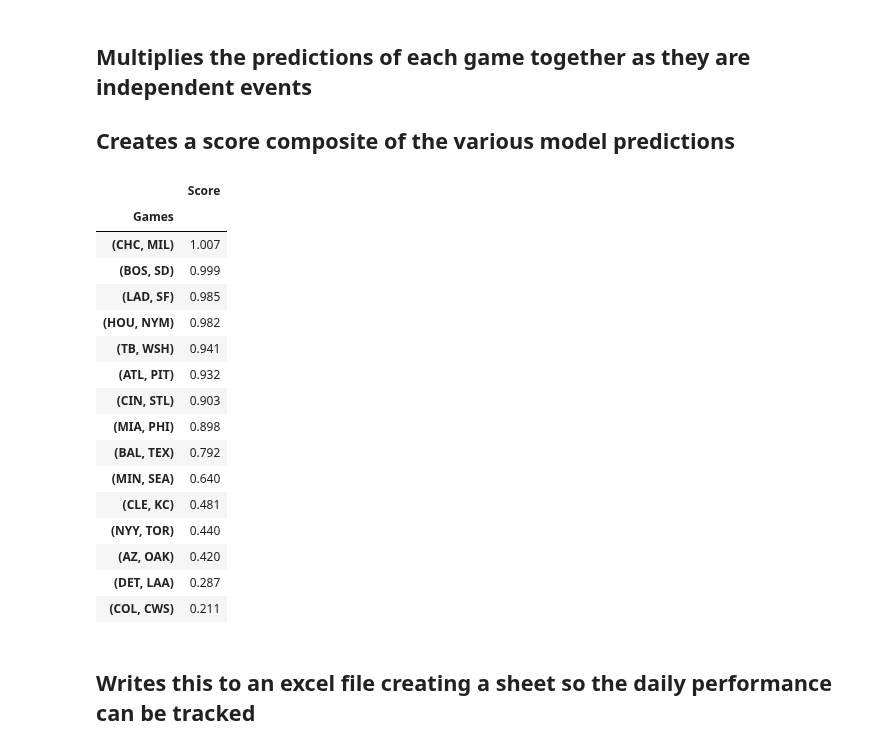
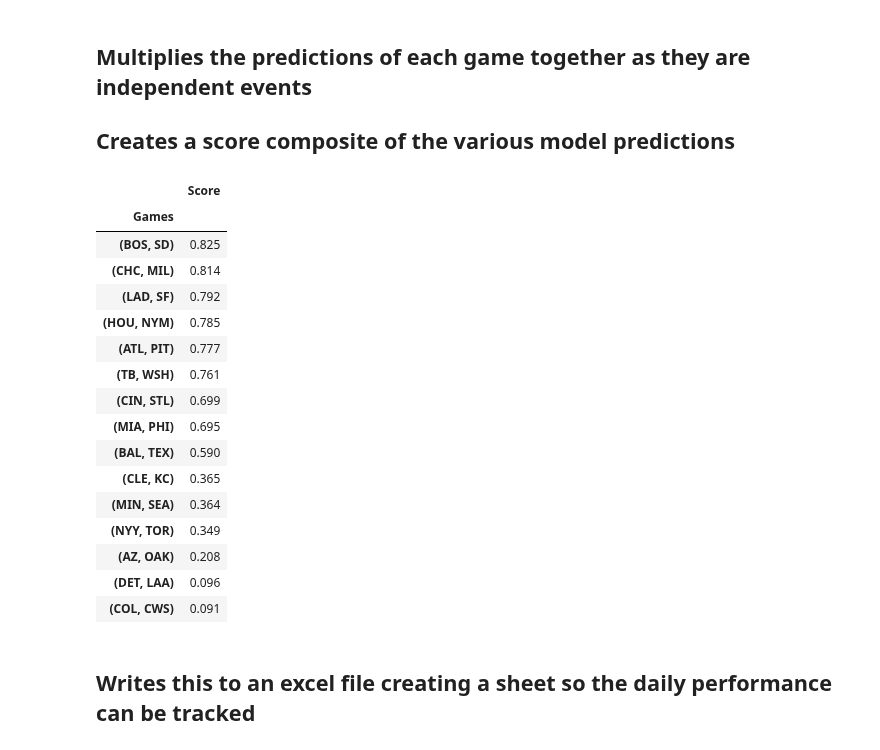
Before and after one commit to Cbkaplinger/Random-Projects, a Jupyter notebook: MLB/NRFI.ipynb, the cells around one changed output. Saved outputs shown, nothing was run; the diff lists cells and outputs as text; code cells hidden in the pictures.

Commit message:
Added a logistic model

```diff
--- a/MLB/NRFI.ipynb
+++ b/MLB/NRFI.ipynb
@@ -598,6 +599,14 @@ xgb_regressor.fit(TrainFeatures, TrainLabel)
 XGBpred = xgb_regressor.predict(TodayFeatures)
 
 TodaysData2["XGBPred"] = XGBpred
+# %%
+TrainLabel = TrainLabel.ravel()
+
+log_reg = LogisticRegression(max_iter=1000)
+log_reg.fit(TrainFeatures, TrainLabel)
+LogRegProba = log_reg.predict_proba(TodayFeatures)[:, 1]
+
+TodaysData2["LogPred"] = LogRegProba
 # %% [markdown]
 ## Reverse encodes today's data so it can be understood
 # %%
@@ -639,30 +648,31 @@ TodaysData2
 ## Multiplies the predictions of each game together as they are independent events
 ## Creates a score composite of the various model predictions
 # %%
-TodaysData3 = TodaysData2.groupby(["RoadTeam", "HomeTeam"])[['RFPred', "GBPred", "XGBPred"]].prod().reset_index()
+TodaysData2[["RFPred", "GBPred", "XGBPred", "LogPred"]] = TodaysData2[["RFPred", "GBPred", "XGBPred", "LogPred"]].sub(0.1)
+TodaysData3 = TodaysData2.groupby(["RoadTeam", "HomeTeam"])[["RFPred", "GBPred", "XGBPred", "LogPred"]].prod().reset_index()
 
 TodaysData3['Games'] = TodaysData3.apply(lambda x: tuple(sorted([x['RoadTeam'], x['HomeTeam']])), axis=1)
-TodaysData3['Score'] = TodaysData3[['RFPred', 'GBPred', "XGBPred"]].mean(axis=1)
-TodaysData4 = TodaysData3.set_index("Games").drop(columns = ["RoadTeam", "HomeTeam"]).sort_values("Score", ascending = False).drop(columns = ["RFPred", "GBPred", "XGBPred"]).round(3)
+TodaysData3['Score'] = TodaysData3[['RFPred', 'GBPred', "XGBPred", "LogPred"]].mean(axis=1)
+TodaysData4 = TodaysData3.set_index("Games").drop(columns = ["RoadTeam", "HomeTeam"]).sort_values("Score", ascending = False).drop(columns = ["RFPred", "GBPred", "XGBPred", "LogPred"]).round(3)
 TodaysData4
 # %% [output]
 |  | Score |
 | Games |  |
-| (CHC, MIL) | 1.007 |
-| (BOS, SD) | 0.999 |
-| (LAD, SF) | 0.985 |
-| (HOU, NYM) | 0.982 |
-| (TB, WSH) | 0.941 |
-| (ATL, PIT) | 0.932 |
-| (CIN, STL) | 0.903 |
-| (MIA, PHI) | 0.898 |
-| (BAL, TEX) | 0.792 |
-| (MIN, SEA) | 0.640 |
-| (CLE, KC) | 0.481 |
-| (NYY, TOR) | 0.440 |
-| (AZ, OAK) | 0.420 |
-| (DET, LAA) | 0.287 |
-| (COL, CWS) | 0.211 |
+| (BOS, SD) | 0.825 |
+| (CHC, MIL) | 0.814 |
+| (LAD, SF) | 0.792 |
+| (HOU, NYM) | 0.785 |
+| (ATL, PIT) | 0.777 |
+| (TB, WSH) | 0.761 |
+| (CIN, STL) | 0.699 |
+| (MIA, PHI) | 0.695 |
+| (BAL, TEX) | 0.590 |
+| (CLE, KC) | 0.365 |
+| (MIN, SEA) | 0.364 |
+| (NYY, TOR) | 0.349 |
+| (AZ, OAK) | 0.208 |
+| (DET, LAA) | 0.096 |
+| (COL, CWS) | 0.091 |
 # %% [markdown]
 ## Writes this to an excel file creating a sheet so the daily performance can be tracked
 # %%
```
Also changed, not shown: parts of 1 cell of this notebook, 1 other file.
